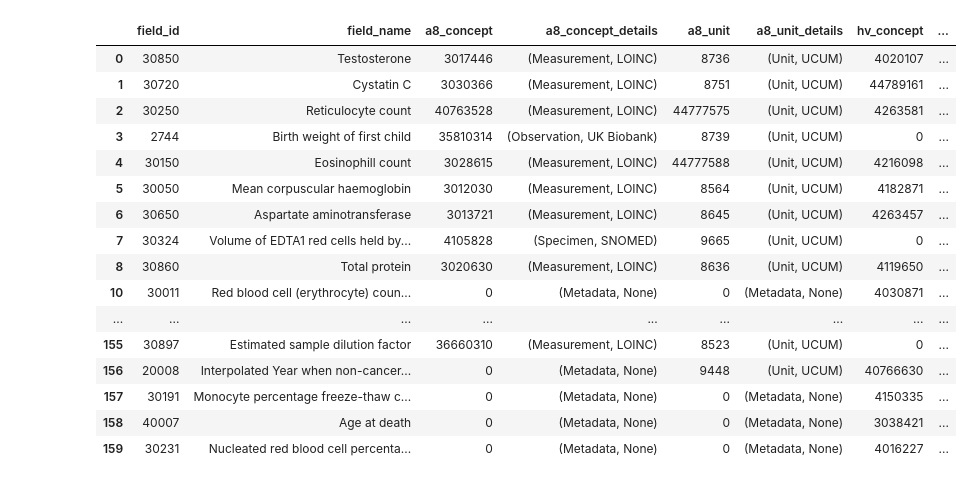
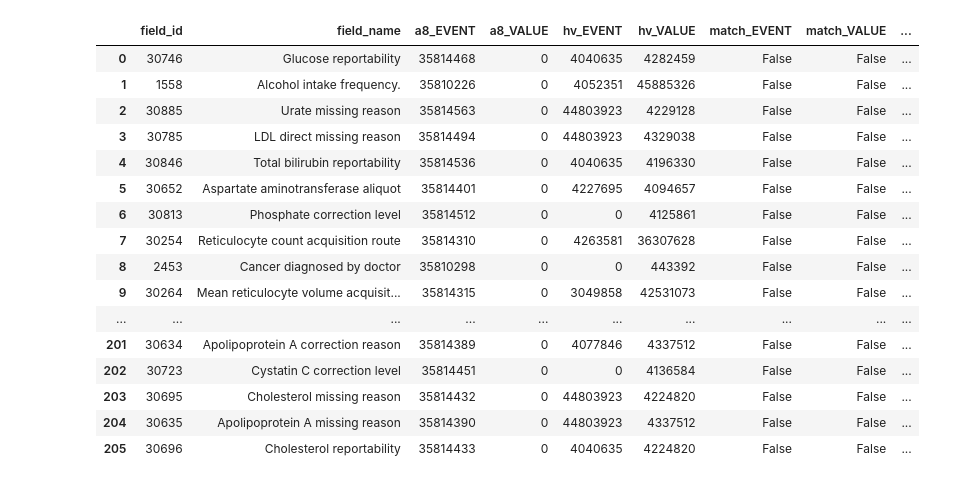
Before and after one commit to EHDEN/ETL-UK-Biobank, a Jupyter notebook: resources/baseline_field_mapping/compare_with_ukb_vocab.ipynb, the cells around one changed output. Drawn from its saved outputs; the diff is of its cells as text; code cells hidden in the pictures.

Commit message:
check discete fields mappings and change some notation

```diff
--- a/resources/baseline_field_mapping/compare_with_ukb_vocab.ipynb
+++ b/resources/baseline_field_mapping/compare_with_ukb_vocab.ipynb
@@ -53,48 +78,48 @@ df_results['unit_match'] = (df_results['a8_unit'] == df_results['hv_unit'])
 # %%
 query_details = "select domain_id, vocabulary_id from vocab.concept where concept_id = '%(code2)s'"
 # %%
-a8_concept_dtl = []
-a8_unit_dtl = []
-hv_concept_dtl = []
-hv_unit_dtl = []
+a8_details_1 = []
+a8_details_2 = []
+hv_details_1 = []
+hv_details_2 = []
 n = df_results.shape[0]
 for i in range(n):
-    cursor.execute(query_details, {'code2': df_results['a8_concept'].tolist()[i]})
-    a8_c = cursor.fetchone()
-    a8_concept_dtl.append(a8_c)
-    cursor.execute(query_details, {'code2': df_results['a8_unit'].tolist()[i]})
-    a8_u = cursor.fetchone()
-    a8_unit_dtl.append(a8_u)
-    cursor.execute(query_details, {'code2': df_results['hv_concept'].tolist()[i]})
-    hv_c = cursor.fetchone()
-    hv_concept_dtl.append(hv_c)
-    cursor.execute(query_details, {'code2': df_results['hv_unit'].tolist()[i]})
-    hv_u = cursor.fetchone()
-    hv_unit_dtl.append(hv_u)
+    cursor.execute(query_details, {'code2': df_results[f'a8_{ctype_1}'].tolist()[i]})
+    a8_c1 = cursor.fetchone()
+    a8_details_1.append(a8_c1)
+    cursor.execute(query_details, {'code2': df_results[f'a8_{ctype_2}'].tolist()[i]})
+    a8_c2 = cursor.fetchone()
+    a8_details_2.append(a8_c2)
+    cursor.execute(query_details, {'code2': df_results[f'hv_{ctype_1}'].tolist()[i]})
+    hv_c1 = cursor.fetchone()
+    hv_details_1.append(hv_c1)
+    cursor.execute(query_details, {'code2': df_results[f'hv_{ctype_2}'].tolist()[i]})
+    hv_c2 = cursor.fetchone()
+    hv_details_2.append(hv_c2)
-# %%
-df_results.insert(loc=3, column='a8_concept_details', value=a8_concept_dtl)
-df_results.insert(loc=5, column='a8_unit_details', value=a8_unit_dtl)
-df_results.insert(loc=7, column='hv_concept_details', value=hv_concept_dtl)
-df_results.insert(loc=9, column='hv_unit_details', value=hv_unit_dtl)
+# %%
+df_results[f'a8_{ctype_1}_details'] = a8_details_1
+df_results[f'a8_{ctype_2}_details'] = a8_details_2
+df_results[f'hv_{ctype_1}_details'] = hv_details_1
+df_results[f'hv_{ctype_2}_details'] = hv_details_2
 # %%
 pd.set_option('display.max_rows', 500)
-df_results[df_results['concept_match'] == False] #.count()
+df_results[df_results['match_EVENT'] == False] #.count()
 # %% [output]
-|  | field_id | field_name | a8_concept | a8_concept_details | a8_unit | a8_unit_details | hv_concept | ... |
-| 0 | 30850 | Testosterone | 3017446 | (Measurement, LOINC) | 8736 | (Unit, UCUM) | 4020107 | ... |
-| 1 | 30720 | Cystatin C | 3030366 | (Measurement, LOINC) | 8751 | (Unit, UCUM) | 44789161 | ... |
-| 2 | 30250 | Reticulocyte count | 40763528 | (Measurement, LOINC) | 44777575 | (Unit, UCUM) | 4263581 | ... |
-| 3 | 2744 | Birth weight of first child | 35810314 | (Observation, UK Biobank) | 8739 | (Unit, UCUM) | 0 | ... |
-| 4 | 30150 | Eosinophill count | 3028615 | (Measurement, LOINC) | 44777588 | (Unit, UCUM) | 4216098 | ... |
-| 5 | 30050 | Mean corpuscular haemoglobin | 3012030 | (Measurement, LOINC) | 8564 | (Unit, UCUM) | 4182871 | ... |
-| 6 | 30650 | Aspartate aminotransferase | 3013721 | (Measurement, LOINC) | 8645 | (Unit, UCUM) | 4263457 | ... |
-| 7 | 30324 | Volume of EDTA1 red cells held by... | 4105828 | (Specimen, SNOMED) | 9665 | (Unit, UCUM) | 0 | ... |
-| 8 | 30860 | Total protein | 3020630 | (Measurement, LOINC) | 8636 | (Unit, UCUM) | 4119650 | ... |
-| 10 | 30011 | Red blood cell (erythrocyte) coun... | 0 | (Metadata, None) | 0 | (Metadata, None) | 4030871 | ... |
-| ... | ... | ... | ... | ... | ... | ... | ... | ... |
-| 155 | 30897 | Estimated sample dilution factor | 36660310 | (Measurement, LOINC) | 8523 | (Unit, UCUM) | 0 | ... |
-| 156 | 20008 | Interpolated Year when non-cancer... | 0 | (Metadata, None) | 9448 | (Unit, UCUM) | 40766630 | ... |
-| 157 | 30191 | Monocyte percentage freeze-thaw c... | 0 | (Metadata, None) | 0 | (Metadata, None) | 4150335 | ... |
-| 158 | 40007 | Age at death | 0 | (Metadata, None) | 0 | (Metadata, None) | 3038421 | ... |
-| 159 | 30231 | Nucleated red blood cell percenta... | 0 | (Metadata, None) | 0 | (Metadata, None) | 4016227 | ... |
+|  | field_id | field_name | a8_EVENT | a8_VALUE | hv_EVENT | hv_VALUE | match_EVENT | match_VALUE | ... |
+| 0 | 30746 | Glucose reportability | 35814468 | 0 | 4040635 | 4282459 | False | False | ... |
+| 1 | 1558 | Alcohol intake frequency. | 35810226 | 0 | 4052351 | 45885326 | False | False | ... |
+| 2 | 30885 | Urate missing reason | 35814563 | 0 | 44803923 | 4229128 | False | False | ... |
+| 3 | 30785 | LDL direct missing reason | 35814494 | 0 | 44803923 | 4329038 | False | False | ... |
+| 4 | 30846 | Total bilirubin reportability | 35814536 | 0 | 4040635 | 4196330 | False | False | ... |
+| 5 | 30652 | Aspartate aminotransferase aliquot | 35814401 | 0 | 4227695 | 4094657 | False | False | ... |
+| 6 | 30813 | Phosphate correction level | 35814512 | 0 | 0 | 4125861 | False | False | ... |
+| 7 | 30254 | Reticulocyte count acquisition route | 35814310 | 0 | 4263581 | 36307628 | False | False | ... |
+| 8 | 2453 | Cancer diagnosed by doctor | 35810298 | 0 | 0 | 443392 | False | False | ... |
+| 9 | 30264 | Mean reticulocyte volume acquisit... | 35814315 | 0 | 3049858 | 42531073 | False | False | ... |
+| ... | ... | ... | ... | ... | ... | ... | ... | ... | ... |
+| 201 | 30634 | Apolipoprotein A correction reason | 35814389 | 0 | 4077846 | 4337512 | False | False | ... |
+| 202 | 30723 | Cystatin C correction level | 35814451 | 0 | 0 | 4136584 | False | False | ... |
+| 203 | 30695 | Cholesterol missing reason | 35814432 | 0 | 44803923 | 4224820 | False | False | ... |
+| 204 | 30635 | Apolipoprotein A missing reason | 35814390 | 0 | 44803923 | 4337512 | False | False | ... |
+| 205 | 30696 | Cholesterol reportability | 35814433 | 0 | 4040635 | 4224820 | False | False | ... |
 # %%
```
Also changed, not shown: parts of 10 cells of this notebook, 1 other file.
